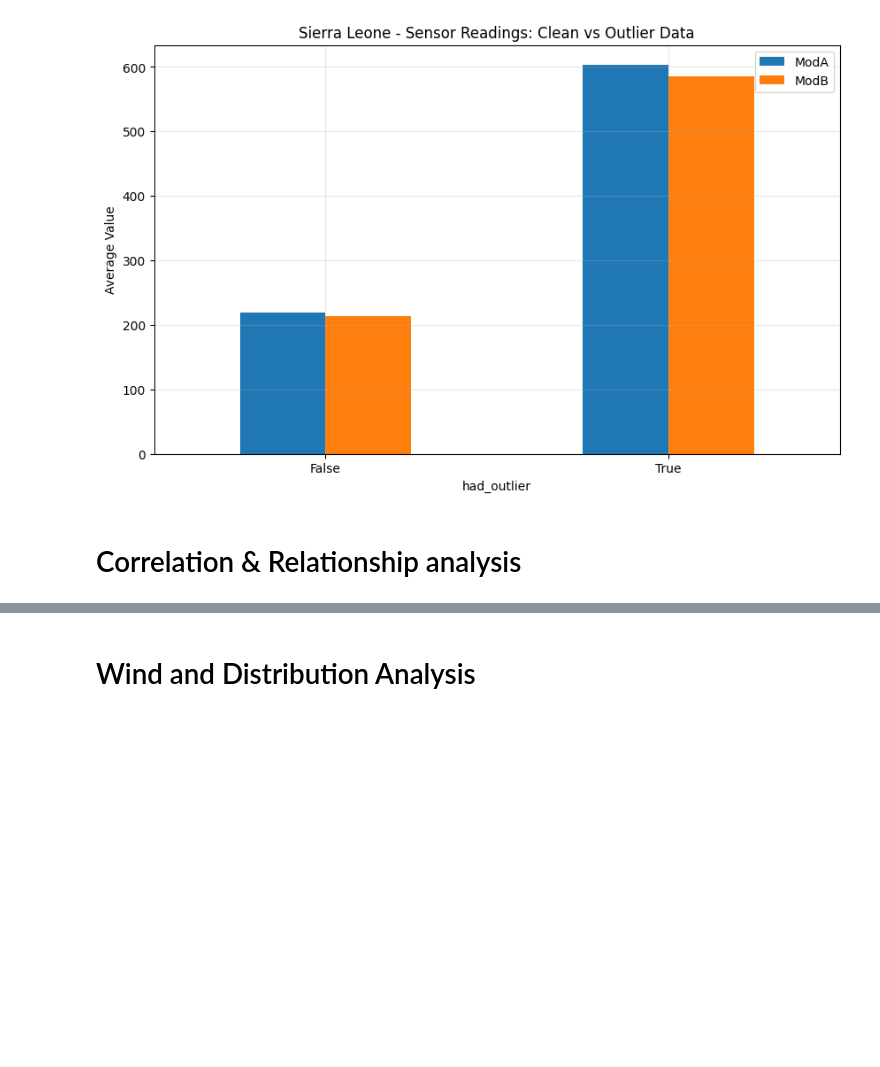
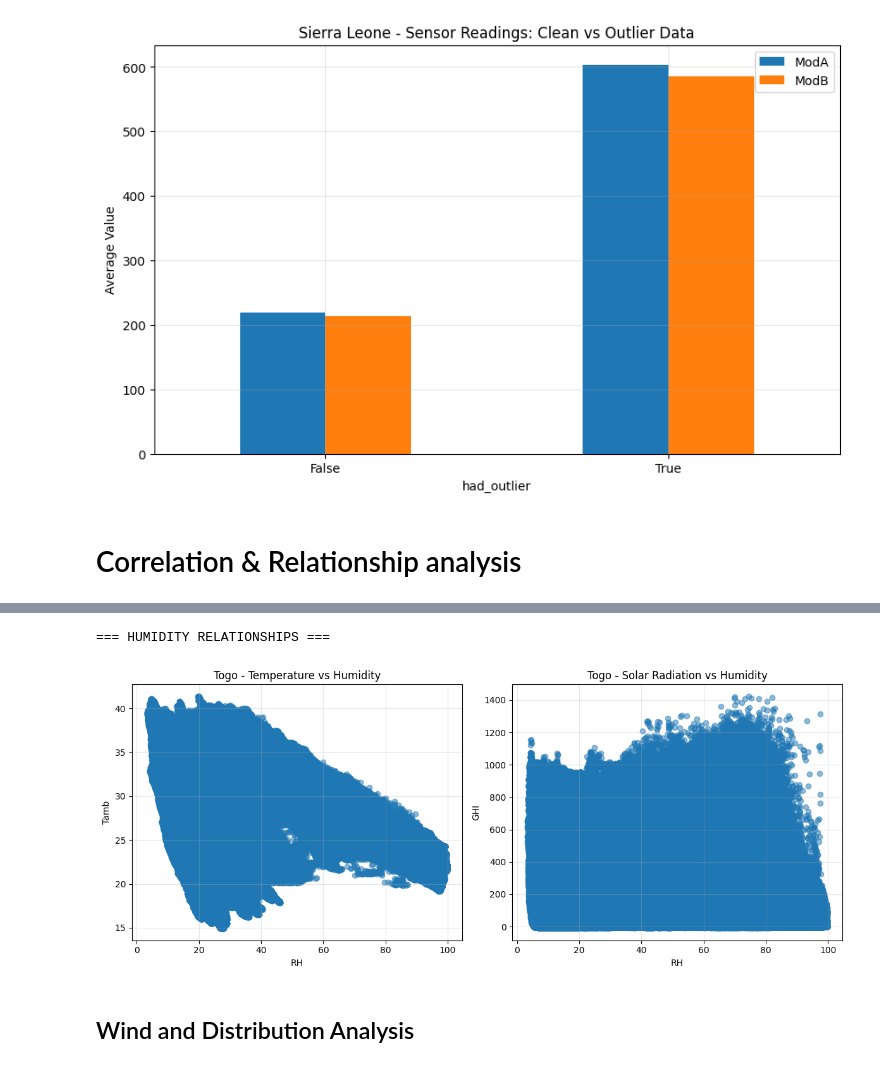
Before and after one commit to Avicci-b/Solar-Challenge-week0, a Jupyter notebook: notebooks/togo_eda.ipynb, the cells around one changed output, grey strips where cells are left out. Drawn from its saved outputs; the diff is of its cells as text; code cells hidden in the pictures; blank space fills up the shorter version.

```diff
--- a/notebooks/togo_eda.ipynb
+++ b/notebooks/togo_eda.ipynb
@@ -479,30 +492,41 @@ if available_wind and 'GHI' in df_clean.columns:
 # %%
 ## RH Relationships
-print("HUMIDITY RELATIONSHIPS")
+print("=== HUMIDITY RELATIONSHIPS ===")
 
 if 'RH' in df_clean.columns:
     fig, (ax1, ax2) = plt.subplots(1, 2, figsize=(12, 5))
 
     # RH vs Tamb
     if 'Tamb' in df_clean.columns:
         ax1.scatter(df_clean['RH'], df_clean['Tamb'], alpha=0.5)
         ax1.set_xlabel('RH')
         ax1.set_ylabel('Tamb')
-        ax1.set_title('Temperature vs Humidity')
+        ax1.set_title('Togo - Temperature vs Humidity')
         ax1.grid(True, alpha=0.3)
+    else:
+        ax1.text(0.5, 0.5, 'Tamb column not available', ha='center', va='center')
+        ax1.set_title('Temperature vs Humidity (Data Missing)')
 
     # RH vs GHI
     if 'GHI' in df_clean.columns:
         ax2.scatter(df_clean['RH'], df_clean['GHI'], alpha=0.5)
         ax2.set_xlabel('RH')
         ax2.set_ylabel('GHI')
-        ax2.set_title('Solar Radiation vs Humidity')
+        ax2.set_title('Togo - Solar Radiation vs Humidity')
         ax2.grid(True, alpha=0.3)
+    else:
+        ax2.text(0.5, 0.5, 'GHI column not available', ha='center', va='center')
+        ax2.set_title('Solar Radiation vs Humidity (Data Missing)')
 
     plt.tight_layout()
     plt.show()
+else:
+    print("RH column not available for humidity analysis")
+# %% [output]
+=== HUMIDITY RELATIONSHIPS ===
+[figure, added]
 # %% [markdown]
-# Wind and Distribution Analysis
+## Wind and Distribution Analysis
 # %%
 ## Wind Distribution Analysis
 print("=== WIND DISTRIBUTION ===")
```
Also changed, not shown: parts of 16 cells of this notebook, 2 other files.
